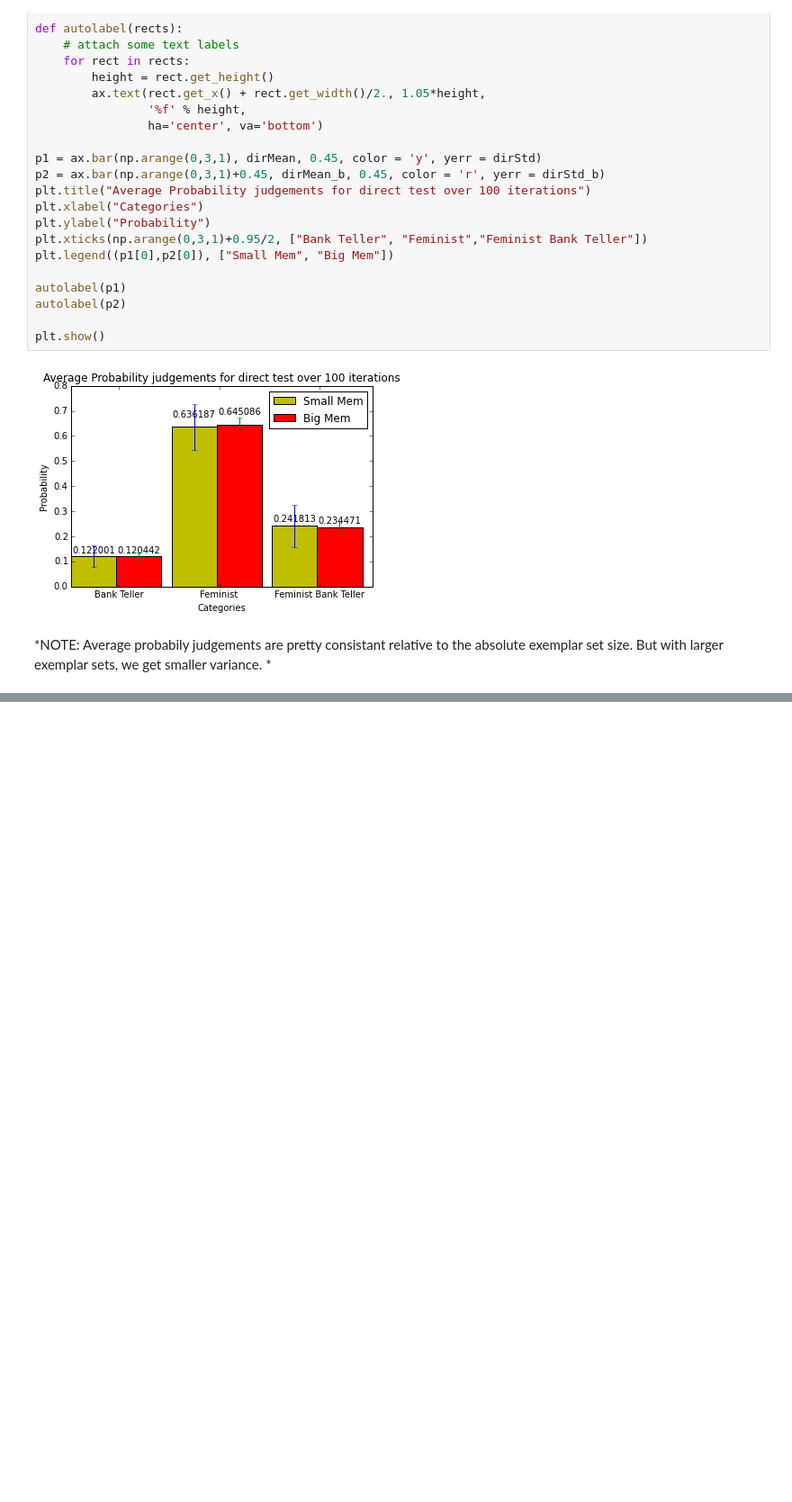
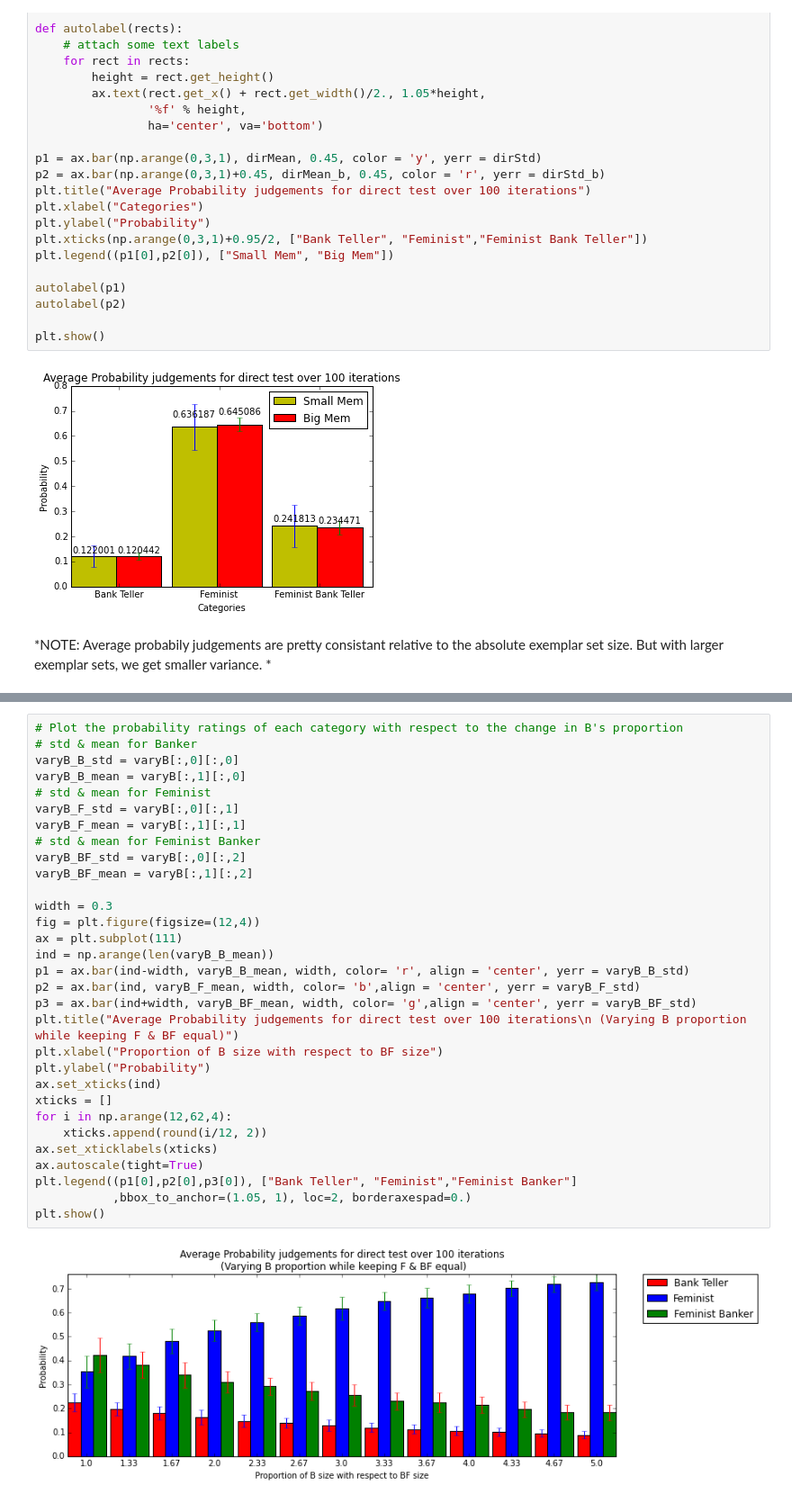
Before and after one commit to yinghj/CS328-Spring-2016, a Jupyter notebook: Final Project.ipynb, the cells around one changed output, grey strips where cells are left out. Shown at 90% size. Drawn from its saved outputs; the diff is of its cells as text; blank space fills up the shorter version.

```diff
--- a/Final Project.ipynb
+++ b/Final Project.ipynb
@@ -381,0 +593,33 @@ plt.show()
+# %%
+# Plot the probability ratings of each category with respect to the change in B's proportion
+# std & mean for Banker
+varyB_B_std = varyB[:,0][:,0]
+varyB_B_mean = varyB[:,1][:,0]
+# std & mean for Feminist
+varyB_F_std = varyB[:,0][:,1]
+varyB_F_mean = varyB[:,1][:,1]
+# std & mean for Feminist Banker
+varyB_BF_std = varyB[:,0][:,2]
+varyB_BF_mean = varyB[:,1][:,2]
+
+width = 0.3
+fig = plt.figure(figsize=(12,4))
+ax = plt.subplot(111)
+ind = np.arange(len(varyB_B_mean))
+p1 = ax.bar(ind-width, varyB_B_mean, width, color= 'r', align = 'center', yerr = varyB_B_std)
+p2 = ax.bar(ind, varyB_F_mean, width, color= 'b',align = 'center', yerr = varyB_F_std)
+p3 = ax.bar(ind+width, varyB_BF_mean, width, color= 'g',align = 'center', yerr = varyB_BF_std)
+plt.title("Average Probability judgements for direct test over 100 iterations\n (Varying B proportion while keeping F & BF equal)")
+plt.xlabel("Proportion of B size with respect to BF size")
+plt.ylabel("Probability")
+ax.set_xticks(ind)
+xticks = []
+for i in np.arange(12,62,4):
+    xticks.append(round(i/12, 2))
+ax.set_xticklabels(xticks)
+ax.autoscale(tight=True)
+plt.legend((p1[0],p2[0],p3[0]), ["Bank Teller", "Feminist","Feminist Banker"]
+           ,bbox_to_anchor=(1.05, 1), loc=2, borderaxespad=0.)
+plt.show()
+# %% [output]
+[figure, added]
```
Also changed, not shown: parts of 23 cells of this notebook.
